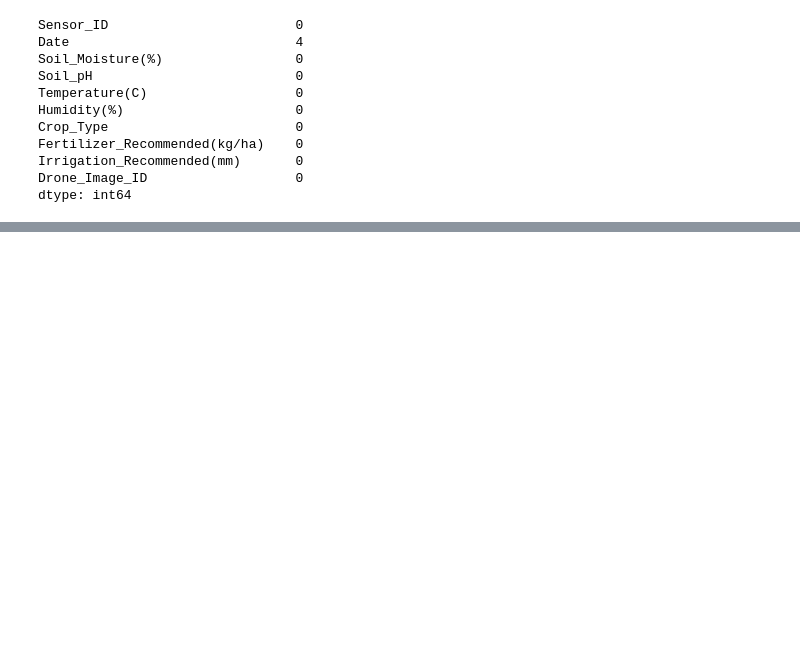
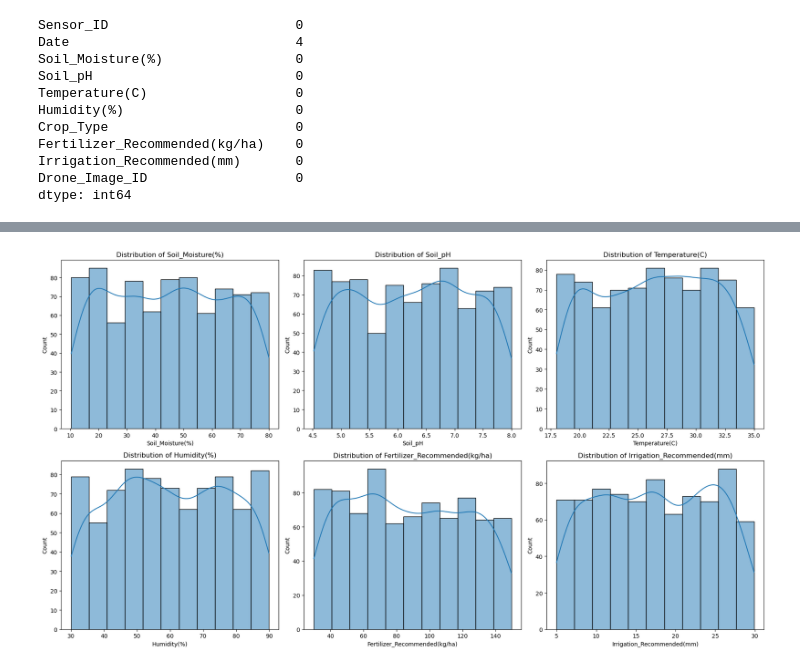
Before and after one commit to blackbody256/Akanga_Andrew, a Jupyter notebook: Morning Lecture/Assignment5/climate_action.ipynb, the cells around one changed output, grey strips where cells are left out. Cells and saved outputs as stored; diff of their text form; code cells hidden in the pictures; blank space fills up the shorter version.

```diff
--- a/Morning Lecture/Assignment5/climate_action.ipynb
+++ b/Morning Lecture/Assignment5/climate_action.ipynb
@@ -123,0 +237,14 @@ dtype: object
+# %%
+# Distribution plots for key variables
+# checking for any outliers.
+plt.figure(figsize=(18, 10))
+#this is whole grid.
+
+for i, col in enumerate(numeric_cols[:6]):
+    plt.subplot(2, 3, i+1)
+    sns.histplot(df[col], kde=True)
+    plt.title(f'Distribution of {col}')
+
+plt.tight_layout()
+# %% [output]
+[figure, added]
```
Also changed, not shown: parts of 18 cells of this notebook, 2 other files.
